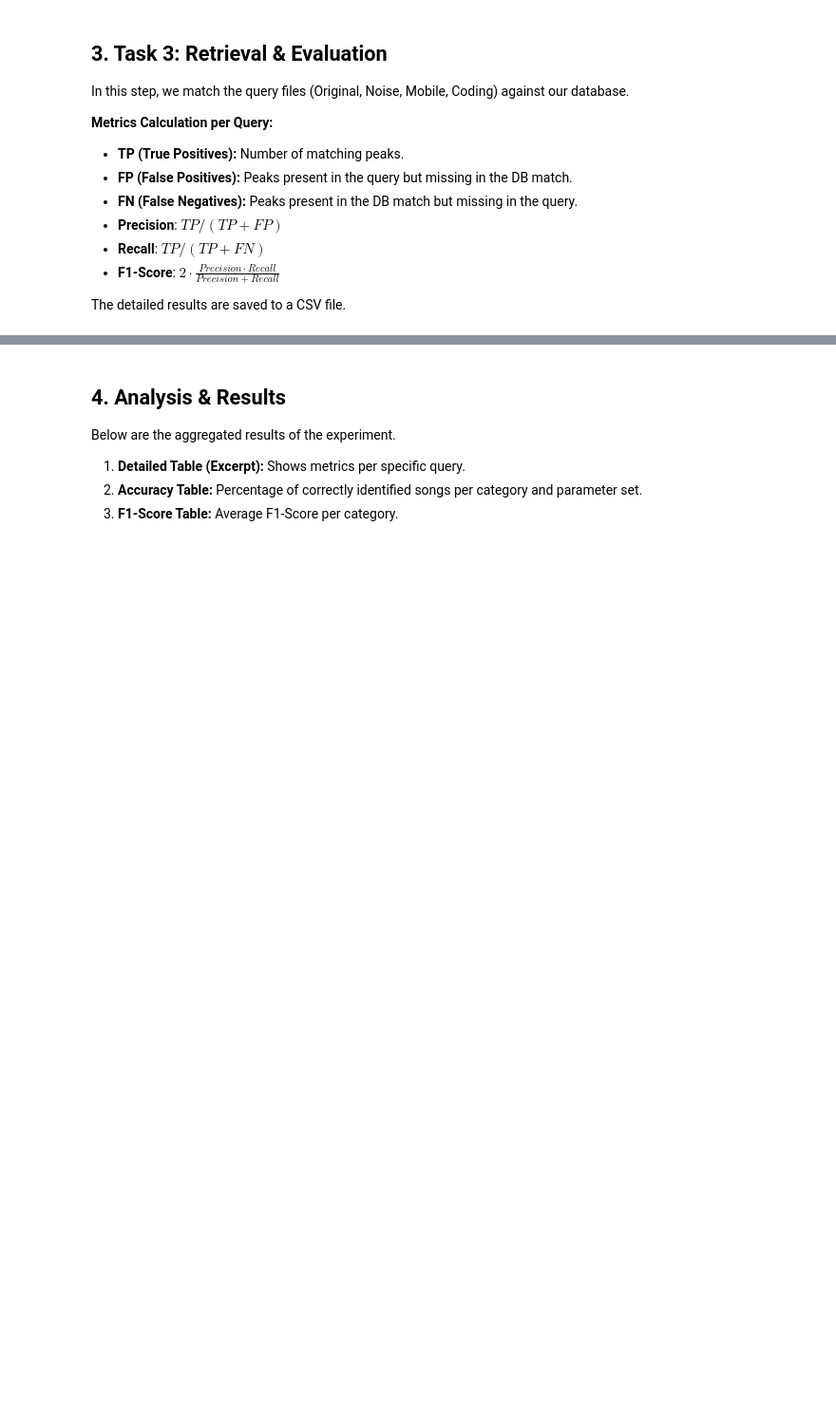
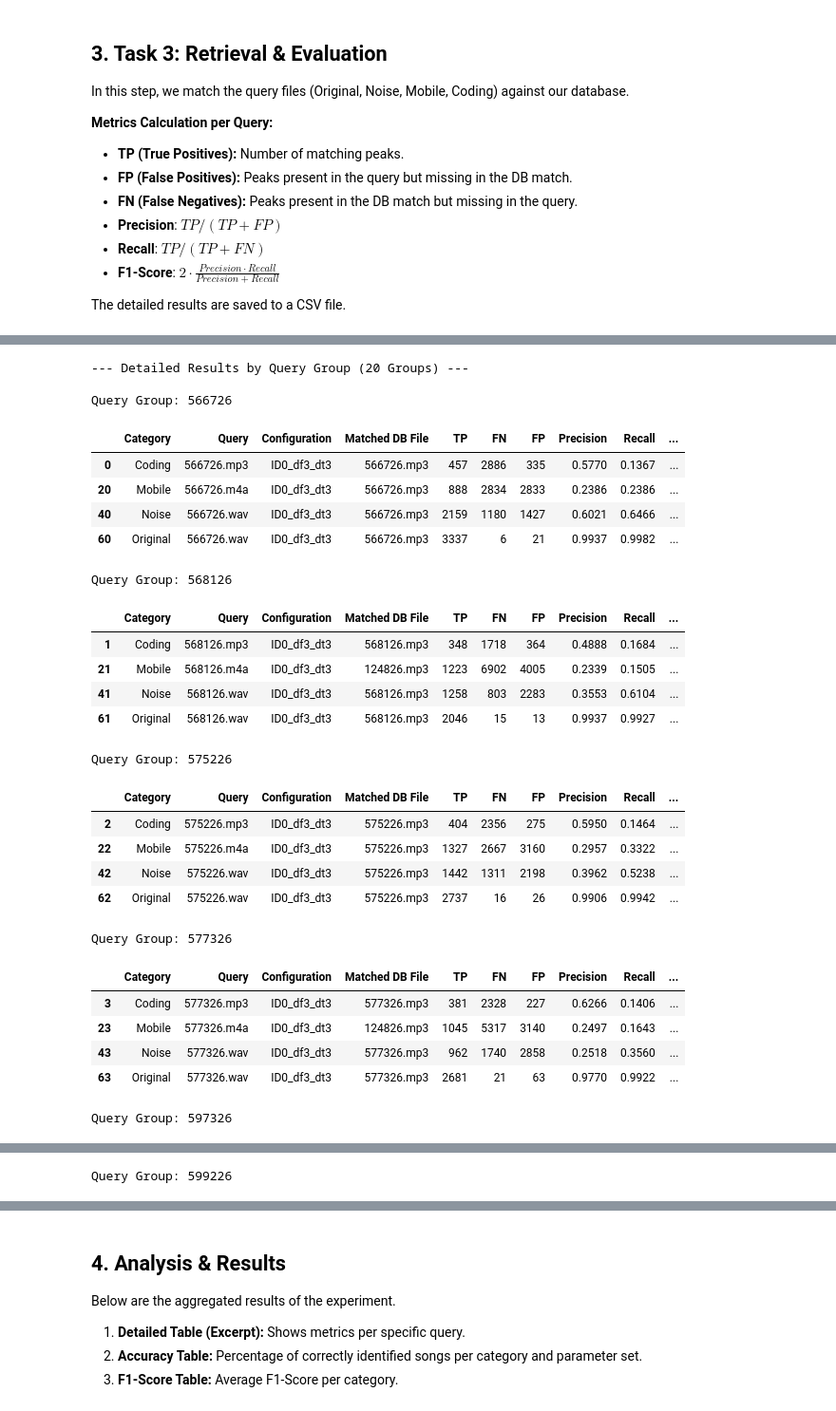
Before and after one commit to NikolausWinkelhoferTU/IRExercise2, a Jupyter notebook: IR_Exercise_2.ipynb, the cells around one changed output, grey strips where cells are left out. Shown at 95% size. Saved outputs shown, nothing was run; the diff lists cells and outputs as text; code cells hidden in the pictures; blank space fills up the shorter version.

Commit message:
[1] edited matching function and output

```diff
--- a/IR_Exercise_2.ipynb
+++ b/IR_Exercise_2.ipynb
@@ -55,7 +55,7 @@ warnings.filterwarnings('ignore')
 # %% [markdown]
 ## Paths
 # %%
-BASE_PATH = "/content/drive/MyDrive/IR Exercise 2"
+BASE_PATH = "C:/5Semester/IR/Ex2"
 DB_AUDIO_PATH = os.path.join(BASE_PATH, "raw_30s_audio-26", "26")
 QUERY_AUDIO_PATH = os.path.join(BASE_PATH, "music_queries")
 OUTPUT_DB_FILE = os.path.join(BASE_PATH, "db_fingerprints.pkl")
@@ -420,35 +404,90 @@ Found 80 queries. Starting experiments...
 # %%
 if not df_results.empty:
+    # 1. Define Styling Function
     def highlight_correct(val):
         if val:
             return 'background-color: #198754; color: white; font-weight: bold;'
         else:
             return 'background-color: #dc3545; color: white; font-weight: bold;'
 
-    print("Detailed Results")
+    # --- ÄNDERUNG START ---
 
-    styled_df = df_results.style.applymap(highlight_correct, subset=['Correct'])
+    # 2. Create a Grouping Column (Base Name)
+    # Wir erstellen eine Spalte, die alles nach dem letzten Punkt abschneidet
+    # Aus "564334.wav" und "564334.mp3" wird beides "564334"
+    df_results['Query_Group'] = df_results['Query'].astype(str).str.rsplit('.', n=1).str[0]
 
+    # Get unique groups (sorted)
+    unique_groups = sorted(df_results['Query_Group'].unique())
 
-    styled_df = styled_df.format({
-        'Precision': '{:.4f}',
-        'Recall': '{:.4f}',
-        'F1 Score': '{:.4f}',
-        'Query Time (s)': '{:.2f}'
-    })
+    print(f"--- Detailed Results by Query Group ({len(unique_groups)} Groups) ---")
 
-    display(styled_df)
+    for group_name in unique_groups:
+        # Filter dataframe for this specific group (Basis-Name)
+        df_group = df_results[df_results['Query_Group'] == group_name].copy()
 
-    print("\nSummary: Accuracy (%)")
+        # Die Hilfsspalte 'Query_Group' entfernen wir für die Anzeige wieder,
+        # damit die Tabelle sauber bleibt (oder du lässt sie drin, wenn du willst)
+        df_display = df_group.drop(columns=['Query_Group'])
+
+        # Create a text header using the group name (e.g., "564334")
+        print(f"\nQuery Group: {group_name}")
+
+        # Apply Styling on the group dataframe
+        styled_df = df_display.style.applymap(highlight_correct, subset=['Correct'])
+        styled_df = styled_df.format({
+            'Precision': '{:.4f}',
+            'Recall': '{:.4f}',
+            'F1 Score': '{:.4f}',
+            'Query Time (s)': '{:.2f}'
+        })
+
+        # Display the table (jetzt sind wav und mp3 zusammen)
+        display(styled_df)
+
+    # --- ÄNDERUNG ENDE ---
+
+    # 3. Display Summary Pivot Table (At the end)
+    print("\n" + "="*40)
+    print("Summary: Accuracy (%)")
+    print("="*40)
+
     pivot_acc = df_results.pivot_table(
         index='Configuration',
         columns='Category',
         values='Correct',
         aggfunc='mean'
     ) * 100
 
-
     display(pivot_acc.style.background_gradient(cmap='RdYlGn', vmin=0, vmax=100).format("{:.2f}"))
 
 else:
     print("No results generated.")
+# %% [output]
+--- Detailed Results by Query Group (20 Groups) ---
+
+Query Group: 566726
+|  | Category | Query | Configuration | Matched DB File | TP | FN | FP | Precision | Recall | ... |
+| 0 | Coding | 566726.mp3 | ID0_df3_dt3 | 566726.mp3 | 457 | 2886 | 335 | 0.5770 | 0.1367 | ... |
+| 20 | Mobile | 566726.m4a | ID0_df3_dt3 | 566726.mp3 | 888 | 2834 | 2833 | 0.2386 | 0.2386 | ... |
+| 40 | Noise | 566726.wav | ID0_df3_dt3 | 566726.mp3 | 2159 | 1180 | 1427 | 0.6021 | 0.6466 | ... |
+| 60 | Original | 566726.wav | ID0_df3_dt3 | 566726.mp3 | 3337 | 6 | 21 | 0.9937 | 0.9982 | ... |
+Query Group: 568126
+|  | Category | Query | Configuration | Matched DB File | TP | FN | FP | Precision | Recall | ... |
+| 1 | Coding | 568126.mp3 | ID0_df3_dt3 | 568126.mp3 | 348 | 1718 | 364 | 0.4888 | 0.1684 | ... |
+| 21 | Mobile | 568126.m4a | ID0_df3_dt3 | 124826.mp3 | 1223 | 6902 | 4005 | 0.2339 | 0.1505 | ... |
+| 41 | Noise | 568126.wav | ID0_df3_dt3 | 568126.mp3 | 1258 | 803 | 2283 | 0.3553 | 0.6104 | ... |
+| 61 | Original | 568126.wav | ID0_df3_dt3 | 568126.mp3 | 2046 | 15 | 13 | 0.9937 | 0.9927 | ... |
+Query Group: 575226
+|  | Category | Query | Configuration | Matched DB File | TP | FN | FP | Precision | Recall | ... |
+| 2 | Coding | 575226.mp3 | ID0_df3_dt3 | 575226.mp3 | 404 | 2356 | 275 | 0.5950 | 0.1464 | ... |
+| 22 | Mobile | 575226.m4a | ID0_df3_dt3 | 575226.mp3 | 1327 | 2667 | 3160 | 0.2957 | 0.3322 | ... |
+| 42 | Noise | 575226.wav | ID0_df3_dt3 | 575226.mp3 | 1442 | 1311 | 2198 | 0.3962 | 0.5238 | ... |
+| 62 | Original | 575226.wav | ID0_df3_dt3 | 575226.mp3 | 2737 | 16 | 26 | 0.9906 | 0.9942 | ... |
+Query Group: 577326
+|  | Category | Query | Configuration | Matched DB File | TP | FN | FP | Precision | Recall | ... |
+| 3 | Coding | 577326.mp3 | ID0_df3_dt3 | 577326.mp3 | 381 | 2328 | 227 | 0.6266 | 0.1406 | ... |
+| 23 | Mobile | 577326.m4a | ID0_df3_dt3 | 124826.mp3 | 1045 | 5317 | 3140 | 0.2497 | 0.1643 | ... |
+| 43 | Noise | 577326.wav | ID0_df3_dt3 | 577326.mp3 | 962 | 1740 | 2858 | 0.2518 | 0.3560 | ... |
+| 63 | Original | 577326.wav | ID0_df3_dt3 | 577326.mp3 | 2681 | 21 | 63 | 0.9770 | 0.9922 | ... |
+Query Group: 597326
@@ -454,0 +499 @@ else:
+Query Group: 599226
```
Also changed, not shown: parts of 6 cells of this notebook.
